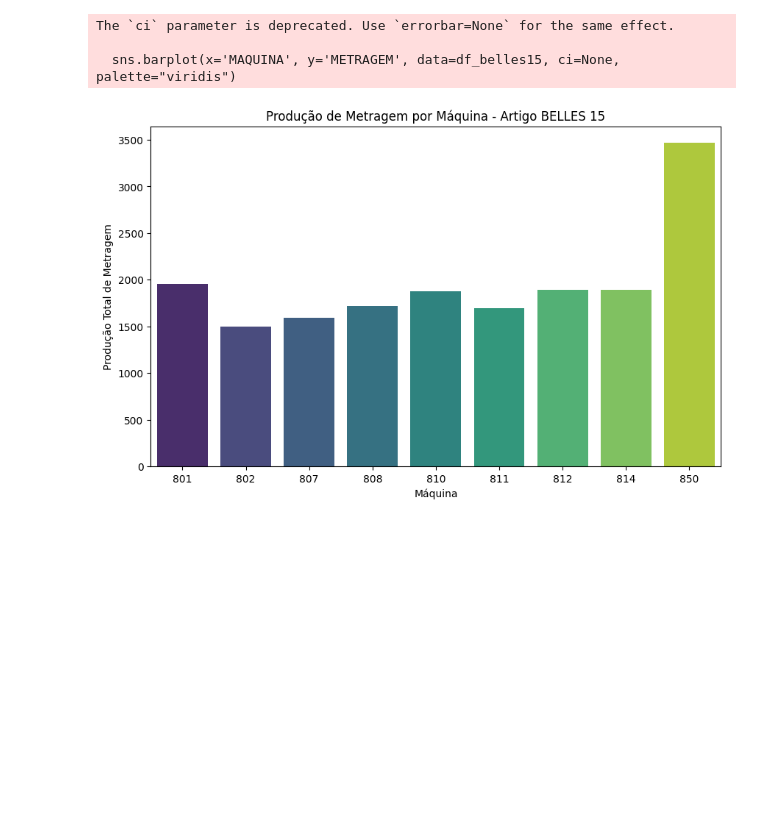
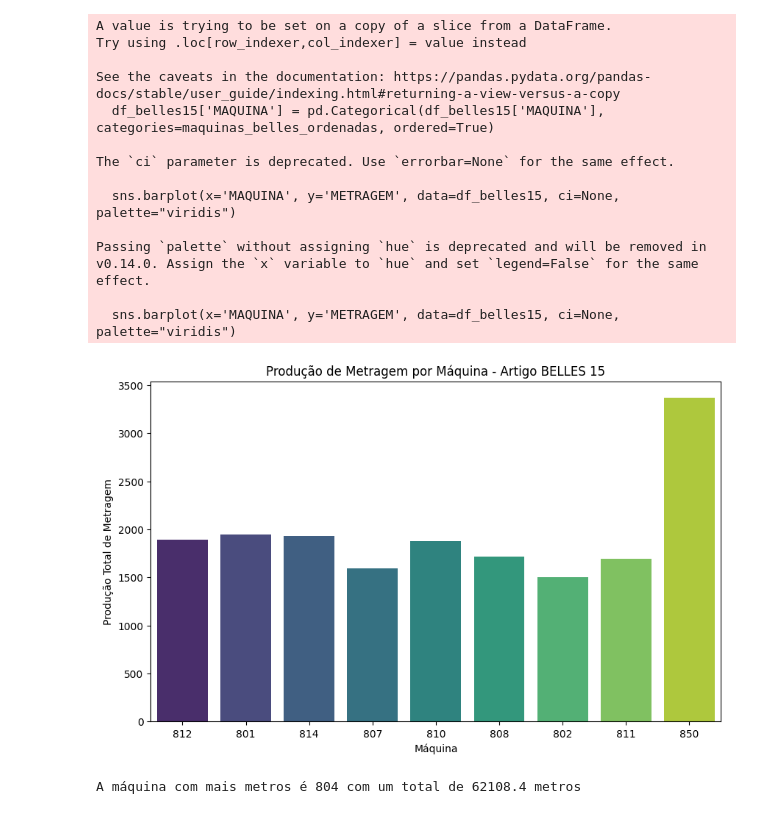
Before and after one commit to luisfernandogbraga/ANALISE_DE_PRODU-O_DULOREN, a Jupyter notebook: PRODUÇÃO.ipynb, the cells around one changed output. Saved outputs shown, nothing was run; the diff lists cells and outputs as text; code cells hidden in the pictures; blank space fills up the shorter version.

```diff
--- a/PRODUÇÃO.ipynb
+++ b/PRODUÇÃO.ipynb
@@ -39,5 +28,5 @@ display(df)
 # %%
-df.drop('PESO', axis=1, inplace=True) # axis quer dizer que é uma coluna.
+# df.drop('PESO', axis=1, inplace=True) # axis quer dizer que é uma coluna.
                                       # inplace para modificar o df existente
 # %%
 df.info()
@@ -130,16 +120,42 @@ Name: METRAGEM, dtype: float64
 # %%
 # Filtro para o artigo BELLES 15
 df_belles15 = df[df['ARTIGO'] == 'BELLES 15']
+
+# Agrupar por máquina e somar as metragens
+total_metrage_belles = df_belles15.groupby('MAQUINA')['METRAGEM'].sum()
+
+# Ordenar as máquinas pelo total de metragem em ordem decrescente
+maquinas_belles_ordenadas = total_metrage_belles.sort_values(ascending=False).index
+
+# Converter a coluna 'MAQUINA' para o tipo categórico com a ordem desejada
+df_belles15['MAQUINA'] = pd.Categorical(df_belles15['MAQUINA'], categories=maquinas_belles_ordenadas, ordered=True)
 
 # Plotar gráfico de barras para a produção de METRAGEM por máquina para o artigo BELLES 15
 plt.figure(figsize=(10, 6))
 sns.barplot(x='MAQUINA', y='METRAGEM', data=df_belles15, ci=None, palette="viridis")
 plt.title('Produção de Metragem por Máquina - Artigo BELLES 15')
 plt.xlabel('Máquina')
 plt.ylabel('Produção Total de Metragem')
 plt.show()
 # %% [output]
+A value is trying to be set on a copy of a slice from a DataFrame.
+Try using .loc[row_indexer,col_indexer] = value instead
+
+See the caveats in the documentation: https://pandas.pydata.org/pandas-docs/stable/user_guide/indexing.html#returning-a-view-versus-a-copy
+  df_belles15['MAQUINA'] = pd.Categorical(df_belles15['MAQUINA'], categories=maquinas_belles_ordenadas, ordered=True)
+
 The `ci` parameter is deprecated. Use `errorbar=None` for the same effect.
 
   sns.barplot(x='MAQUINA', y='METRAGEM', data=df_belles15, ci=None, palette="viridis")
+
+Passing `palette` without assigning `hue` is deprecated and will be removed in v0.14.0. Assign the `x` variable to `hue` and set `legend=False` for the same effect.
+
+  sns.barplot(x='MAQUINA', y='METRAGEM', data=df_belles15, ci=None, palette="viridis")
-[figure, old version]
+[figure, new version]
+# %%
+total_de_metragem_por_maq= df.groupby('MAQUINA')['METRAGEM'].sum()
+maq_mais_metros= total_de_metragem_por_maq.idxmax()
+metros_da_maquina_mais_metros= total_de_metragem_por_maq.max()
+print(f'A máquina com mais metros é {maq_mais_metros} com um total de {metros_da_maquina_mais_metros} metros')
+# %% [output]
+A máquina com mais metros é 804 com um total de 62108.4 metros
```
Also changed, not shown: parts of 20 cells of this notebook.
